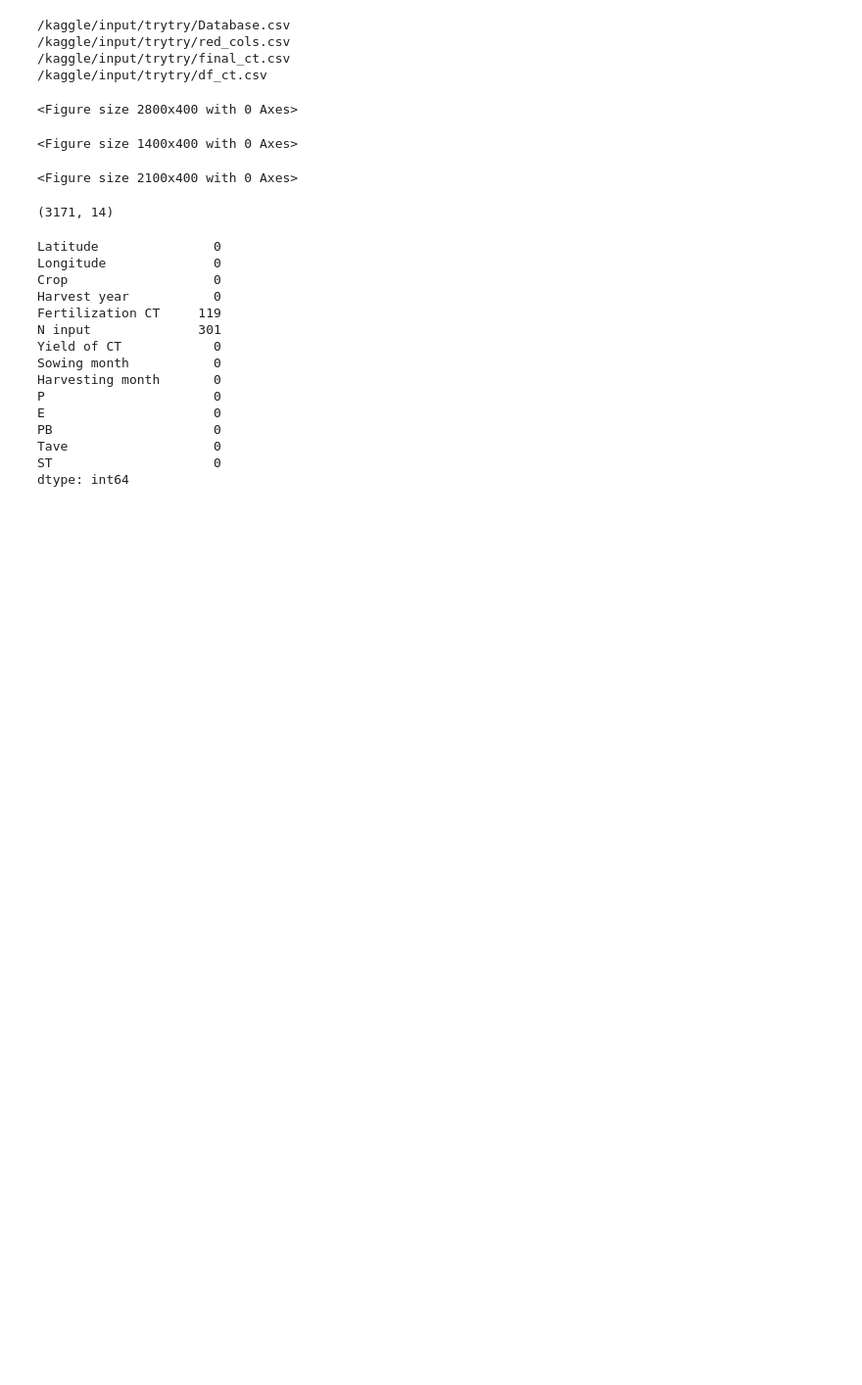
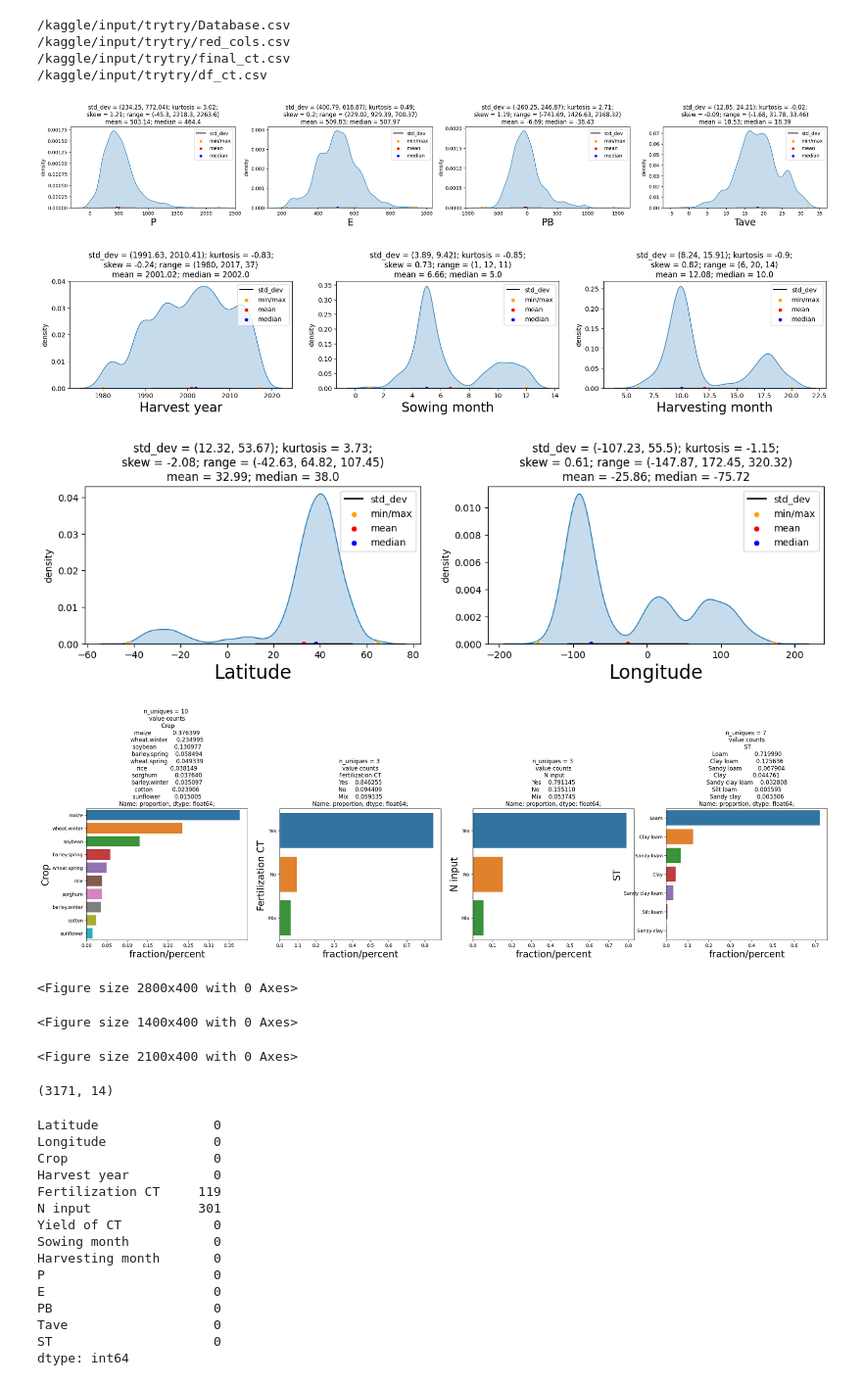
Before and after one commit to v-tanish012/ML-Course-Project, a Jupyter notebook: Code Files/univariate-and-linear-regression.ipynb, the cells around one changed output. Shown at 98% size. Drawn from its saved outputs; the diff is of its cells as text; code cells hidden in the pictures; blank space fills up the shorter version.

```diff
--- a/Code Files/univariate-and-linear-regression.ipynb
+++ b/Code Files/univariate-and-linear-regression.ipynb
@@ -201,33 +201,46 @@ trimmed_df = df.copy()
 
 import matplotlib.pyplot as plt
 
 def UVA_outlier_remove(data, var_group, trimmed_df):
     size = len(var_group)
     plt.figure(figsize=(7*size, 4), dpi=100)
     for i in var_group:
         # calculating descriptives of variable
         quant25 = data[i].quantile(0.25)
         quant75 = data[i].quantile(0.75)
         IQR = quant75 - quant25
         med = data[i].median()
         whis_low = quant25 - (1.5 * IQR)
         whis_high = quant75 + (1.5 * IQR)
 
         # Calculating Number of Outliers
         outlier_high = len(data[i][data[i] > whis_high])
         outlier_low = len(data[i][data[i] < whis_low])
 
         # Filtering outliers from trimmed_df
         trimmed_df = trimmed_df[(trimmed_df[i] < whis_high) & (trimmed_df[i] > whis_low)]
     return trimmed_df
 
+UVA_numeric(df, environmental)
+
+UVA_numeric(df, grow_time)
+
+UVA_numeric(df, location)
+
+
+UVA_category(df, categorical_cols)
+
 
 trimmed_df = UVA_outlier_remove(df, environmental, trimmed_df)
 
 trimmed_df = UVA_outlier_remove(trimmed_df, location, trimmed_df)
 
 trimmed_df = UVA_outlier_remove(trimmed_df, grow_time, trimmed_df)
 # %% [output]
+[figure, added]
+[figure, added]
+[figure, added]
+[figure, added]
 <Figure size 2800x400 with 0 Axes>
 <Figure size 1400x400 with 0 Axes>
 <Figure size 2100x400 with 0 Axes>
```
Also changed, not shown: parts of 19 cells of this notebook.
